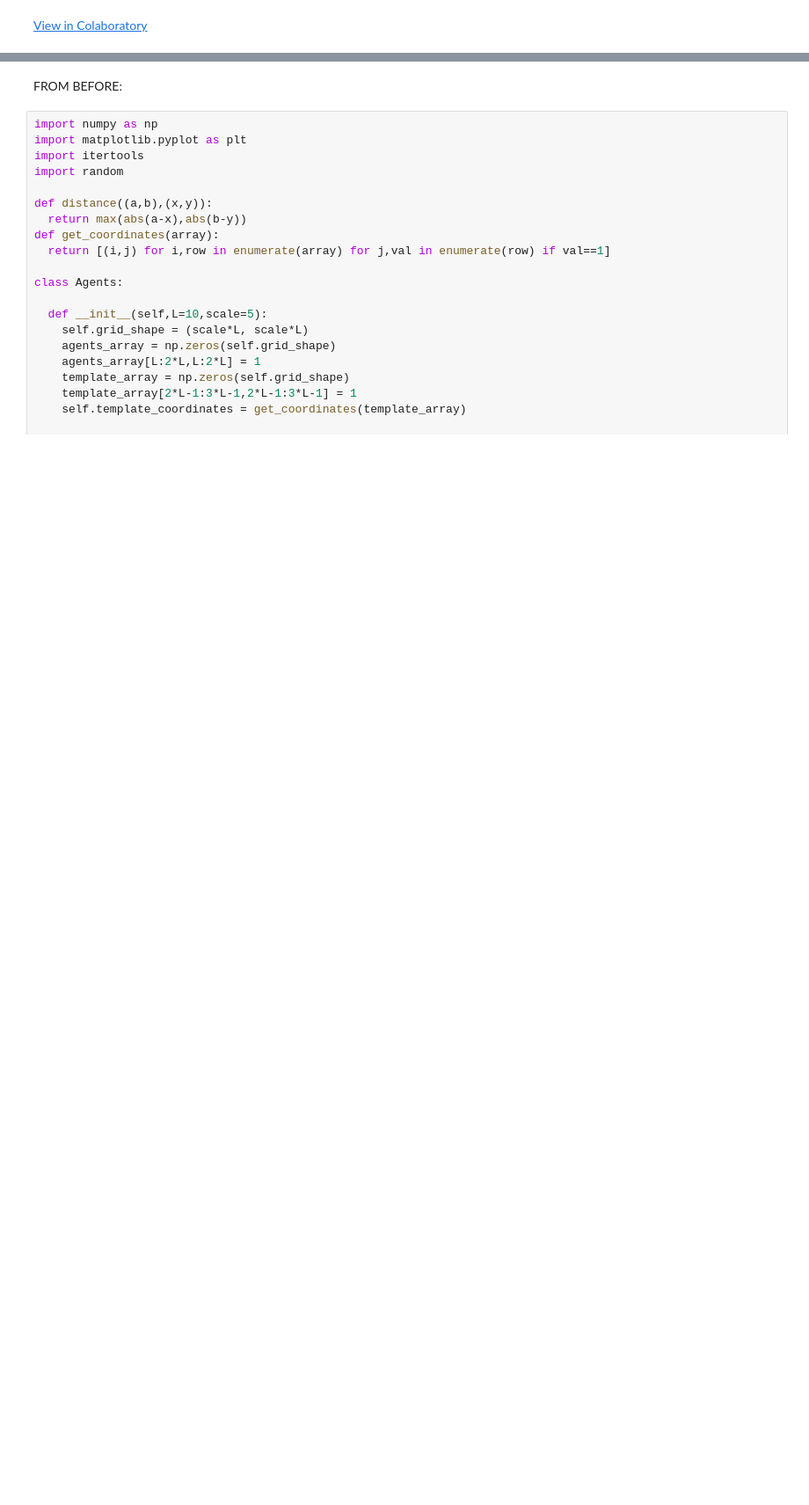
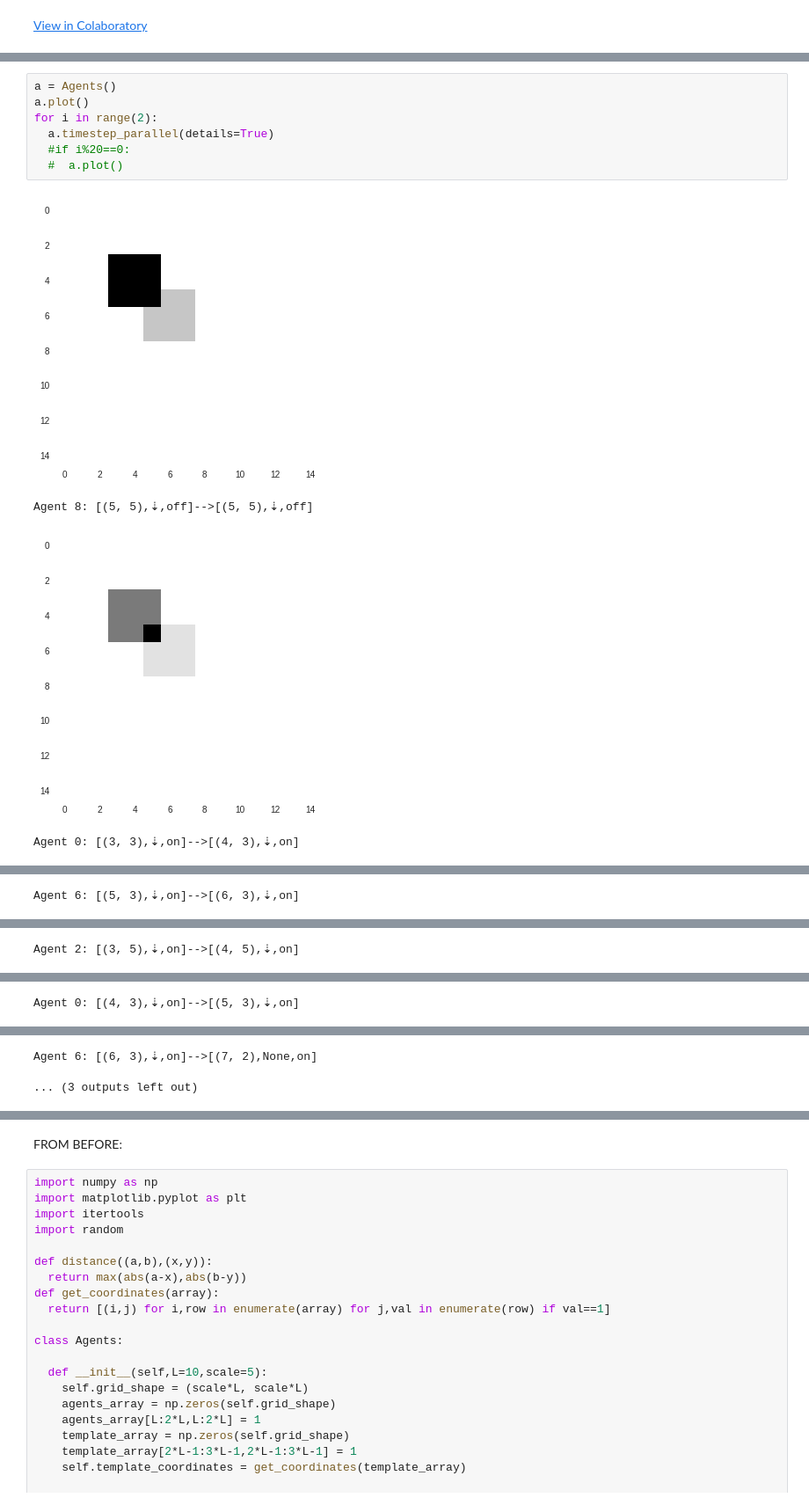
Before and after one commit to jskycak3/jpskycak.github.io, a Jupyter notebook: modeling_programmable_self_assembly_with_cellular_automata.ipynb, the cells around one changed output, grey strips where cells are left out. Shown: that part at 88% size. Drawn from its saved outputs; the diff is of its cells as text; blank space fills up the shorter version.

```diff
--- a/modeling_programmable_self_assembly_with_cellular_automata.ipynb
+++ b/modeling_programmable_self_assembly_with_cellular_automata.ipynb
@@ -190,0 +160,12 @@ class Agents:
+# %%
+a = Agents()
+a.plot()
+for i in range(2):
+  a.timestep_parallel(details=True)
+  #if i%20==0:
+  #  a.plot()
+# %% [output]
+[figure, added]
+Agent 8: [(5, 5),⇣,off]-->[(5, 5),⇣,off]
+[figure, added]
+Agent 0: [(3, 3),⇣,on]-->[(4, 3),⇣,on]
@@ -190,0 +173 @@ class Agents:
+Agent 6: [(5, 3),⇣,on]-->[(6, 3),⇣,on]
@@ -190,0 +175 @@ class Agents:
+Agent 2: [(3, 5),⇣,on]-->[(4, 5),⇣,on]
@@ -190,0 +177 @@ class Agents:
+Agent 0: [(4, 3),⇣,on]-->[(5, 3),⇣,on]
@@ -190,0 +179,2 @@ class Agents:
+Agent 6: [(6, 3),⇣,on]-->[(7, 2),None,on]
+... (3 outputs left out)
```
Also changed, not shown: parts of 3 cells of this notebook.
